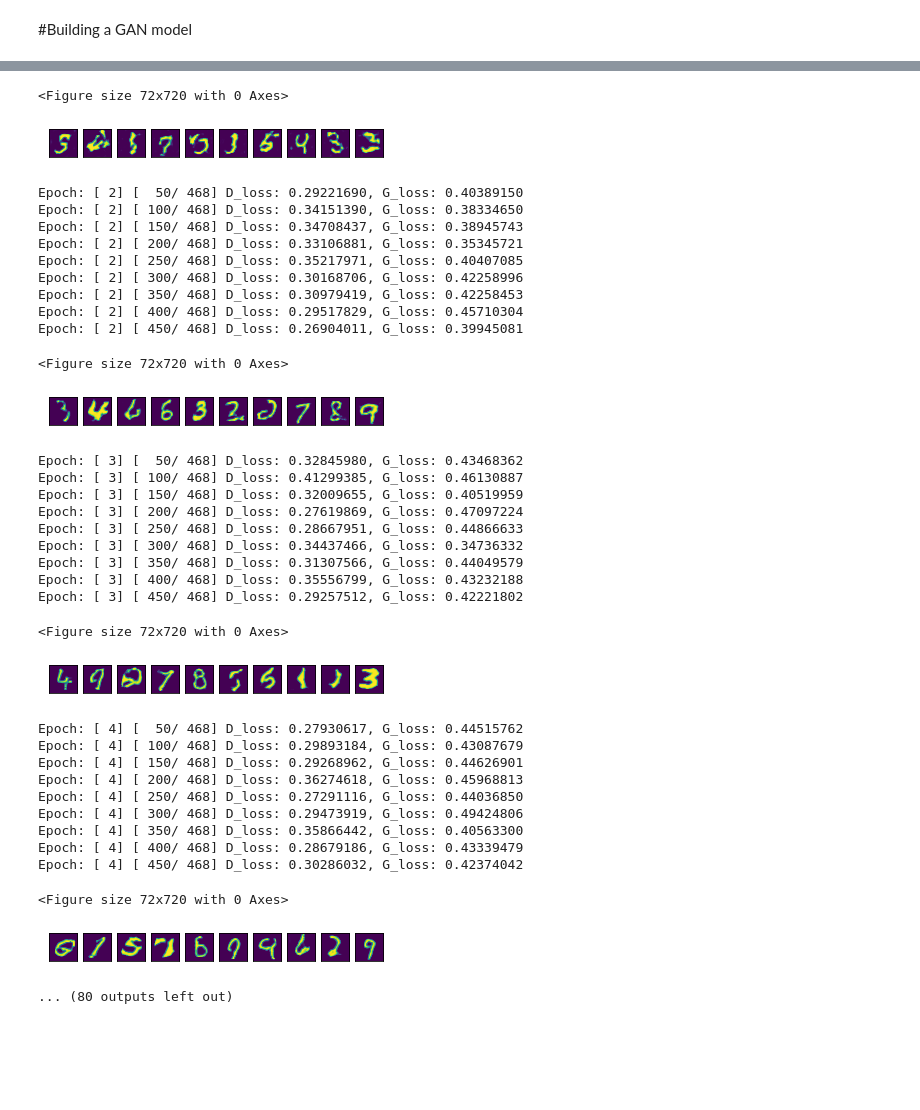
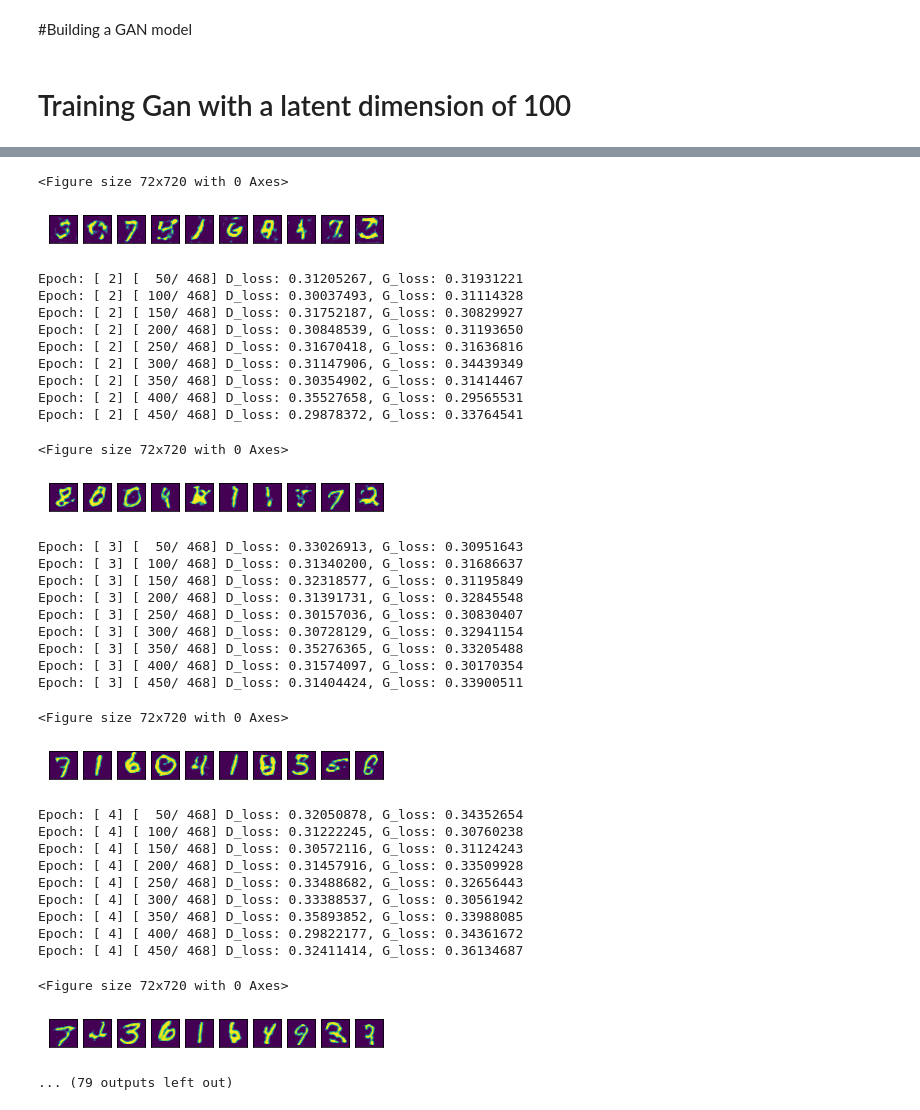
Before and after one commit to Olivia-Feldman/NUGAN-DISTGAN, a Jupyter notebook: GAN_MNIST.ipynb, the cells around one changed output, grey strips where cells are left out. Saved outputs shown, nothing was run; the diff lists cells and outputs as text; code cells hidden in the pictures; blank space fills up the shorter version.

```diff
--- a/GAN_MNIST.ipynb
+++ b/GAN_MNIST.ipynb
@@ -245,10 +268,12 @@ class GAN():
 
 
         print("Training finished!")
+# %% [markdown]
+# Training Gan with a latent dimension of 100
 # %%
 import time
 params = {'beta1': 0.05, 'beta2': 0.999,'lr_g':0.0002,'lr_d':0.0002,'max_epochs':30}
-params['z_dim'] =16
+params['z_dim'] =100
 params['base_size'] = 128
 
 gan = GAN(params)
@@ -267,36 +292,36 @@ Epoch: [ 1] [ 450/ 468] D_loss: 0.32117409, G_loss: 0.41348052
 <Figure size 72x720 with 0 Axes>
-[figure, old version]
+[figure, new version]
-Epoch: [ 2] [  50/ 468] D_loss: 0.29221690, G_loss: 0.40389150
-Epoch: [ 2] [ 100/ 468] D_loss: 0.34151390, G_loss: 0.38334650
-Epoch: [ 2] [ 150/ 468] D_loss: 0.34708437, G_loss: 0.38945743
-Epoch: [ 2] [ 200/ 468] D_loss: 0.33106881, G_loss: 0.35345721
-Epoch: [ 2] [ 250/ 468] D_loss: 0.35217971, G_loss: 0.40407085
-Epoch: [ 2] [ 300/ 468] D_loss: 0.30168706, G_loss: 0.42258996
-Epoch: [ 2] [ 350/ 468] D_loss: 0.30979419, G_loss: 0.42258453
-Epoch: [ 2] [ 400/ 468] D_loss: 0.29517829, G_loss: 0.45710304
-Epoch: [ 2] [ 450/ 468] D_loss: 0.26904011, G_loss: 0.39945081
+Epoch: [ 2] [  50/ 468] D_loss: 0.31205267, G_loss: 0.31931221
+Epoch: [ 2] [ 100/ 468] D_loss: 0.30037493, G_loss: 0.31114328
+Epoch: [ 2] [ 150/ 468] D_loss: 0.31752187, G_loss: 0.30829927
+Epoch: [ 2] [ 200/ 468] D_loss: 0.30848539, G_loss: 0.31193650
+Epoch: [ 2] [ 250/ 468] D_loss: 0.31670418, G_loss: 0.31636816
+Epoch: [ 2] [ 300/ 468] D_loss: 0.31147906, G_loss: 0.34439349
+Epoch: [ 2] [ 350/ 468] D_loss: 0.30354902, G_loss: 0.31414467
+Epoch: [ 2] [ 400/ 468] D_loss: 0.35527658, G_loss: 0.29565531
+Epoch: [ 2] [ 450/ 468] D_loss: 0.29878372, G_loss: 0.33764541
 <Figure size 72x720 with 0 Axes>
-[figure, old version]
+[figure, new version]
-Epoch: [ 3] [  50/ 468] D_loss: 0.32845980, G_loss: 0.43468362
-Epoch: [ 3] [ 100/ 468] D_loss: 0.41299385, G_loss: 0.46130887
-Epoch: [ 3] [ 150/ 468] D_loss: 0.32009655, G_loss: 0.40519959
-Epoch: [ 3] [ 200/ 468] D_loss: 0.27619869, G_loss: 0.47097224
-Epoch: [ 3] [ 250/ 468] D_loss: 0.28667951, G_loss: 0.44866633
-Epoch: [ 3] [ 300/ 468] D_loss: 0.34437466, G_loss: 0.34736332
-Epoch: [ 3] [ 350/ 468] D_loss: 0.31307566, G_loss: 0.44049579
-Epoch: [ 3] [ 400/ 468] D_loss: 0.35556799, G_loss: 0.43232188
-Epoch: [ 3] [ 450/ 468] D_loss: 0.29257512, G_loss: 0.42221802
+Epoch: [ 3] [  50/ 468] D_loss: 0.33026913, G_loss: 0.30951643
+Epoch: [ 3] [ 100/ 468] D_loss: 0.31340200, G_loss: 0.31686637
+Epoch: [ 3] [ 150/ 468] D_loss: 0.32318577, G_loss: 0.31195849
+Epoch: [ 3] [ 200/ 468] D_loss: 0.31391731, G_loss: 0.32845548
+Epoch: [ 3] [ 250/ 468] D_loss: 0.30157036, G_loss: 0.30830407
+Epoch: [ 3] [ 300/ 468] D_loss: 0.30728129, G_loss: 0.32941154
+Epoch: [ 3] [ 350/ 468] D_loss: 0.35276365, G_loss: 0.33205488
+Epoch: [ 3] [ 400/ 468] D_loss: 0.31574097, G_loss: 0.30170354
+Epoch: [ 3] [ 450/ 468] D_loss: 0.31404424, G_loss: 0.33900511
 <Figure size 72x720 with 0 Axes>
-[figure, old version]
+[figure, new version]
-Epoch: [ 4] [  50/ 468] D_loss: 0.27930617, G_loss: 0.44515762
-Epoch: [ 4] [ 100/ 468] D_loss: 0.29893184, G_loss: 0.43087679
-Epoch: [ 4] [ 150/ 468] D_loss: 0.29268962, G_loss: 0.44626901
-Epoch: [ 4] [ 200/ 468] D_loss: 0.36274618, G_loss: 0.45968813
-Epoch: [ 4] [ 250/ 468] D_loss: 0.27291116, G_loss: 0.44036850
-Epoch: [ 4] [ 300/ 468] D_loss: 0.29473919, G_loss: 0.49424806
-Epoch: [ 4] [ 350/ 468] D_loss: 0.35866442, G_loss: 0.40563300
-Epoch: [ 4] [ 400/ 468] D_loss: 0.28679186, G_loss: 0.43339479
-Epoch: [ 4] [ 450/ 468] D_loss: 0.30286032, G_loss: 0.42374042
+Epoch: [ 4] [  50/ 468] D_loss: 0.32050878, G_loss: 0.34352654
+Epoch: [ 4] [ 100/ 468] D_loss: 0.31222245, G_loss: 0.30760238
+Epoch: [ 4] [ 150/ 468] D_loss: 0.30572116, G_loss: 0.31124243
+Epoch: [ 4] [ 200/ 468] D_loss: 0.31457916, G_loss: 0.33509928
+Epoch: [ 4] [ 250/ 468] D_loss: 0.33488682, G_loss: 0.32656443
+Epoch: [ 4] [ 300/ 468] D_loss: 0.33388537, G_loss: 0.30561942
+Epoch: [ 4] [ 350/ 468] D_loss: 0.35893852, G_loss: 0.33988085
+Epoch: [ 4] [ 400/ 468] D_loss: 0.29822177, G_loss: 0.34361672
+Epoch: [ 4] [ 450/ 468] D_loss: 0.32411414, G_loss: 0.36134687
 <Figure size 72x720 with 0 Axes>
-[figure, old version]
+[figure, new version]
-... (80 outputs left out)
+... (79 outputs left out)
```
Also changed, not shown: parts of 2 cells of this notebook.
